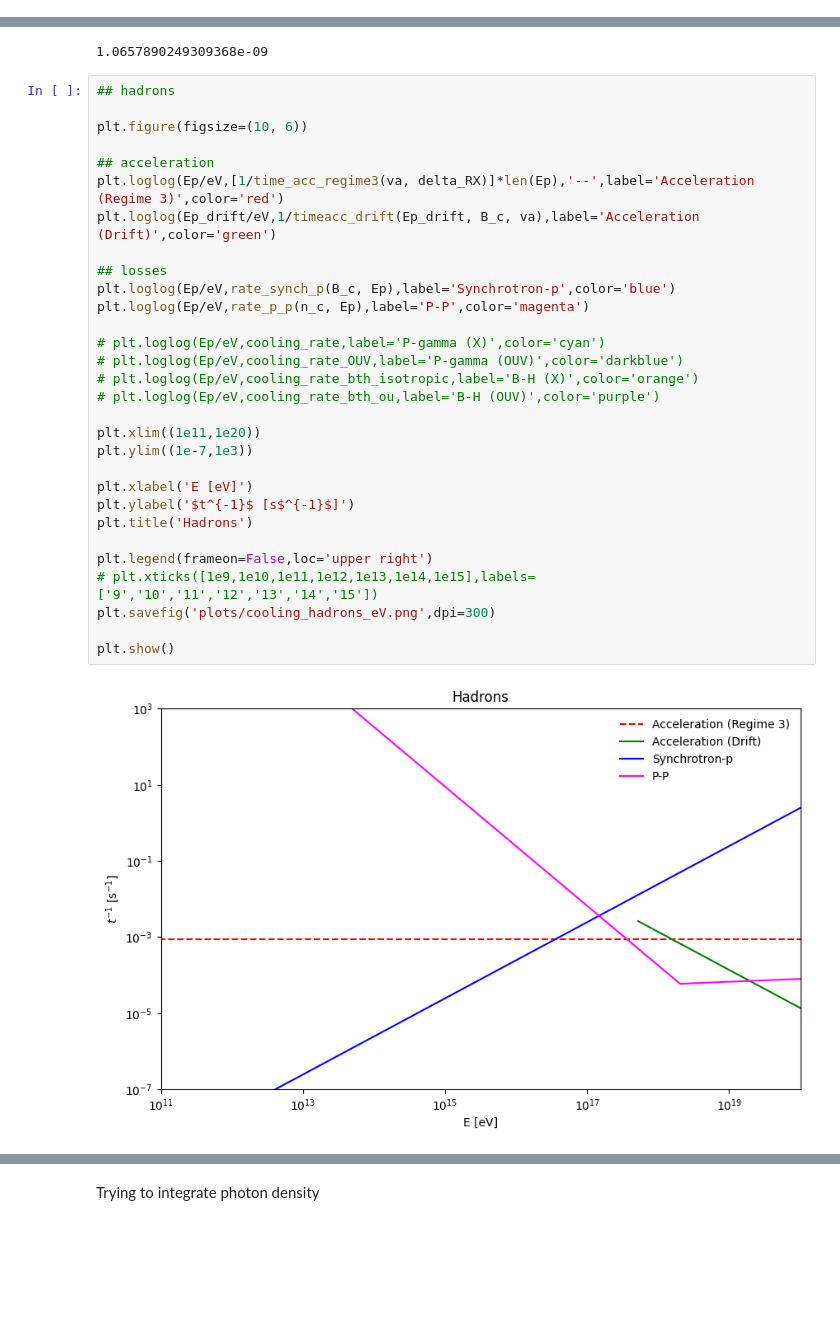
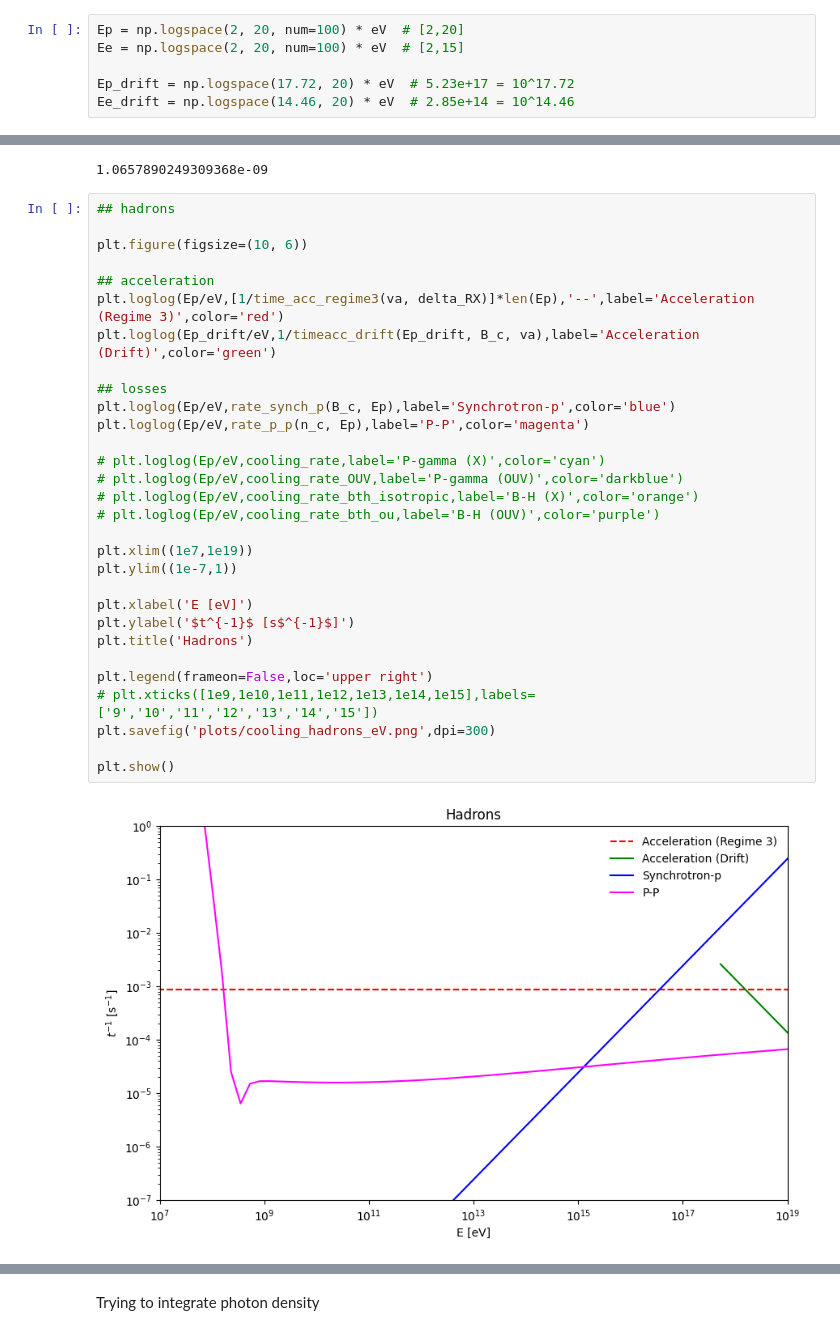
Before and after one commit to luanapassosreis/AGN_Studies, a Jupyter notebook: acc_cooling_rates.ipynb, the cells around one changed output, grey strips where cells are left out. Drawn from its saved outputs; the diff is of its cells as text; blank space fills up the shorter version.

```diff
--- a/acc_cooling_rates.ipynb
+++ b/acc_cooling_rates.ipynb
@@ -39,3 +54,9 @@ Ee_drift = np.linspace(2.85e+14, 1e20) * eV
+# %%
+Ep = np.logspace(2, 20, num=100) * eV  # [2,20]
+Ee = np.logspace(2, 20, num=100) * eV  # [2,15]
+
+Ep_drift = np.logspace(17.72, 20) * eV  # 5.23e+17 = 10^17.72
+Ee_drift = np.logspace(14.46, 20) * eV  # 2.85e+14 = 10^14.46
 # %%
 ## Fluid density
 
@@ -71,35 +92,35 @@ eV / mpc2
 # %%
 ## hadrons
 
 plt.figure(figsize=(10, 6))
 
 ## acceleration
 plt.loglog(Ep/eV,[1/time_acc_regime3(va, delta_RX)]*len(Ep),'--',label='Acceleration (Regime 3)',color='red')
 plt.loglog(Ep_drift/eV,1/timeacc_drift(Ep_drift, B_c, va),label='Acceleration (Drift)',color='green')
 
 ## losses
 plt.loglog(Ep/eV,rate_synch_p(B_c, Ep),label='Synchrotron-p',color='blue')
 plt.loglog(Ep/eV,rate_p_p(n_c, Ep),label='P-P',color='magenta')
 
 # plt.loglog(Ep/eV,cooling_rate,label='P-gamma (X)',color='cyan')
 # plt.loglog(Ep/eV,cooling_rate_OUV,label='P-gamma (OUV)',color='darkblue')
 # plt.loglog(Ep/eV,cooling_rate_bth_isotropic,label='B-H (X)',color='orange')
 # plt.loglog(Ep/eV,cooling_rate_bth_ou,label='B-H (OUV)',color='purple')
 
-plt.xlim((1e11,1e20))
-plt.ylim((1e-7,1e3))
+plt.xlim((1e7,1e19))
+plt.ylim((1e-7,1))
 
 plt.xlabel('E [eV]')
 plt.ylabel('$t^{-1}$ [s$^{-1}$]')
 plt.title('Hadrons')
 
 plt.legend(frameon=False,loc='upper right')
 # plt.xticks([1e9,1e10,1e11,1e12,1e13,1e14,1e15],labels=['9','10','11','12','13','14','15'])
 plt.savefig('plots/cooling_hadrons_eV.png',dpi=300)
 
 plt.show()
 # %% [output]
-[figure, old version]
+[figure, new version]
 # %%
 ## leptons
 
```
Also changed, not shown: parts of 15 cells of this notebook, 6 other files.
